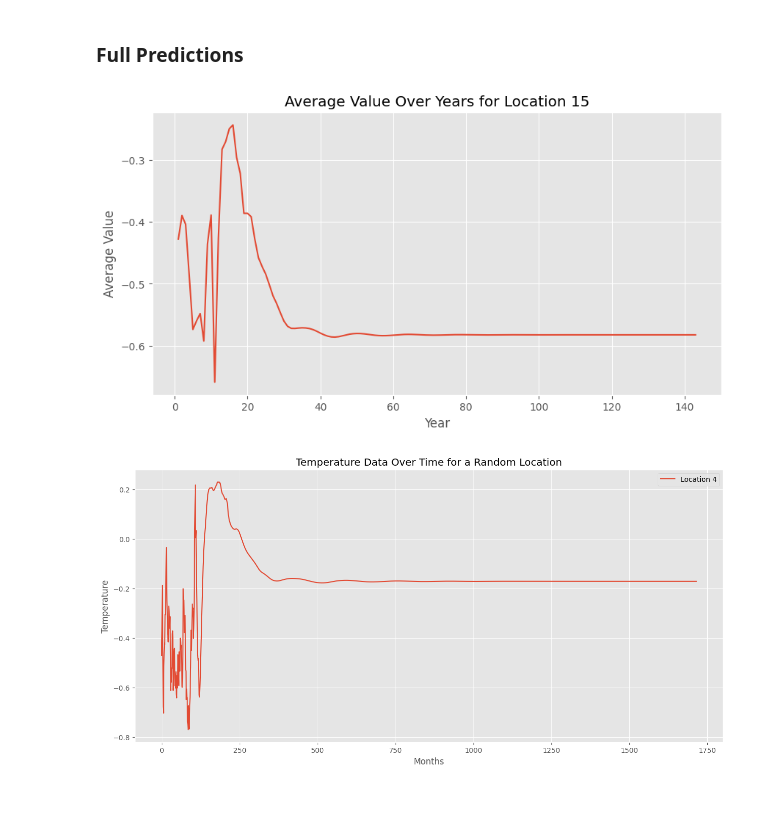
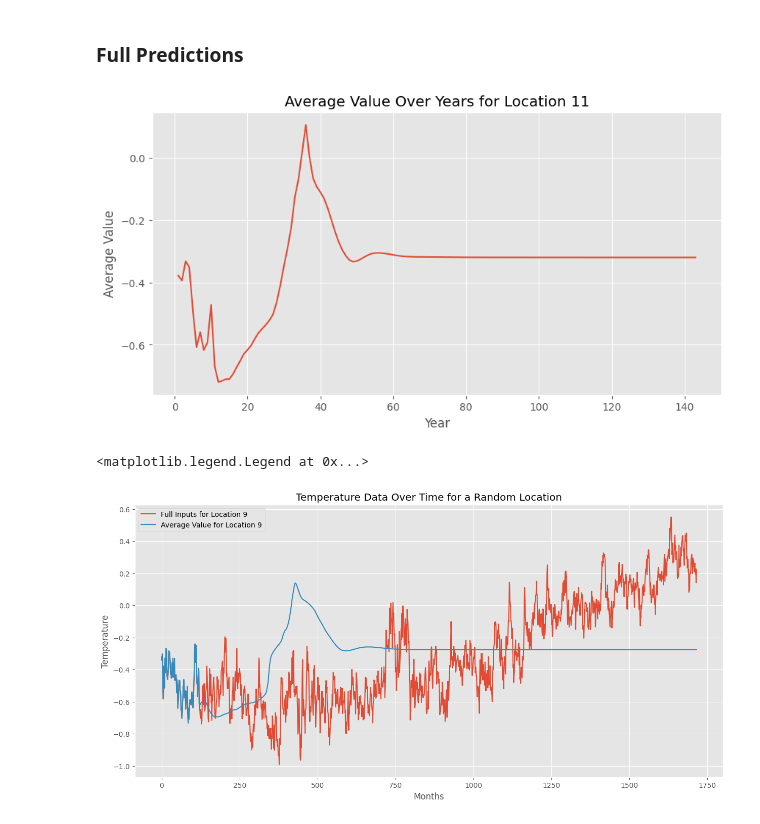
Before and after one commit to philiphan0109/time-series-forecasting, a Jupyter notebook: Single Feature Model/visualization.ipynb, the cells around one changed output. Saved outputs shown, nothing was run; the diff lists cells and outputs as text; code cells hidden in the pictures.

Commit message:
Found Bug with Locations

```diff
--- a/Single Feature Model/visualization.ipynb
+++ b/Single Feature Model/visualization.ipynb
@@ -68,10 +68,15 @@ Test Loss: 0.7298105778517546 | Test RMSE: 0.8469266140902484 | Test MAE: 0.6438
 ### Full Predictions
 # %%
 with open("results/full_data_prediction.pkl", 'rb') as f:
-        full_results = pickle.load(f)["predictions"]
+        full_results = pickle.load(f)
 
-full_results = np.array(full_results)
-yearly_data = full_results.reshape(-1, 12, full_results.shape[1])
+
+full_inputs = full_results['inputs']
+full_inputs = np.array(full_inputs)
+
+full_predictions = full_results['predictions']
+full_predictions = np.array(full_predictions)
+yearly_data = full_predictions.reshape(-1, 12, full_predictions.shape[1])
 
 year_results = np.mean(yearly_data, axis=1)
 
@@ -87,18 +92,22 @@ plt.ylabel('Average Value')
 plt.grid(True)
 plt.show()
 # %% [output]
-[figure, old version]
+[figure, new version]
 # %%
 # Select a random location index
-location_index = np.random.randint(15)  # Assuming you have 15 locations
+location_index = np.random.randint(15)  # Adjust the number if you have a different number of locations
+
+# Compute the monthly average for each location
+monthly_average = np.mean(full_predictions.reshape(-1, 12, full_predictions.shape[1]), axis=0)
 
 # Plot the data
 plt.figure(figsize=(15, 7))
-plt.plot(full_results[:, location_index], label=f'Location {location_index}')
+plt.plot(full_inputs[:, location_index], label=f'Full Inputs for Location {location_index}')
+plt.plot(full_predictions[:, location_index], label=f'Average Value for Location {location_index}')
 plt.xlabel('Months')
 plt.ylabel('Temperature')
 plt.title('Temperature Data Over Time for a Random Location')
 plt.legend()
-plt.show()
 # %% [output]
+<matplotlib.legend.Legend at 0x...>
-[figure, old version]
+[figure, new version]
```
Also changed, not shown: 13 other files.
